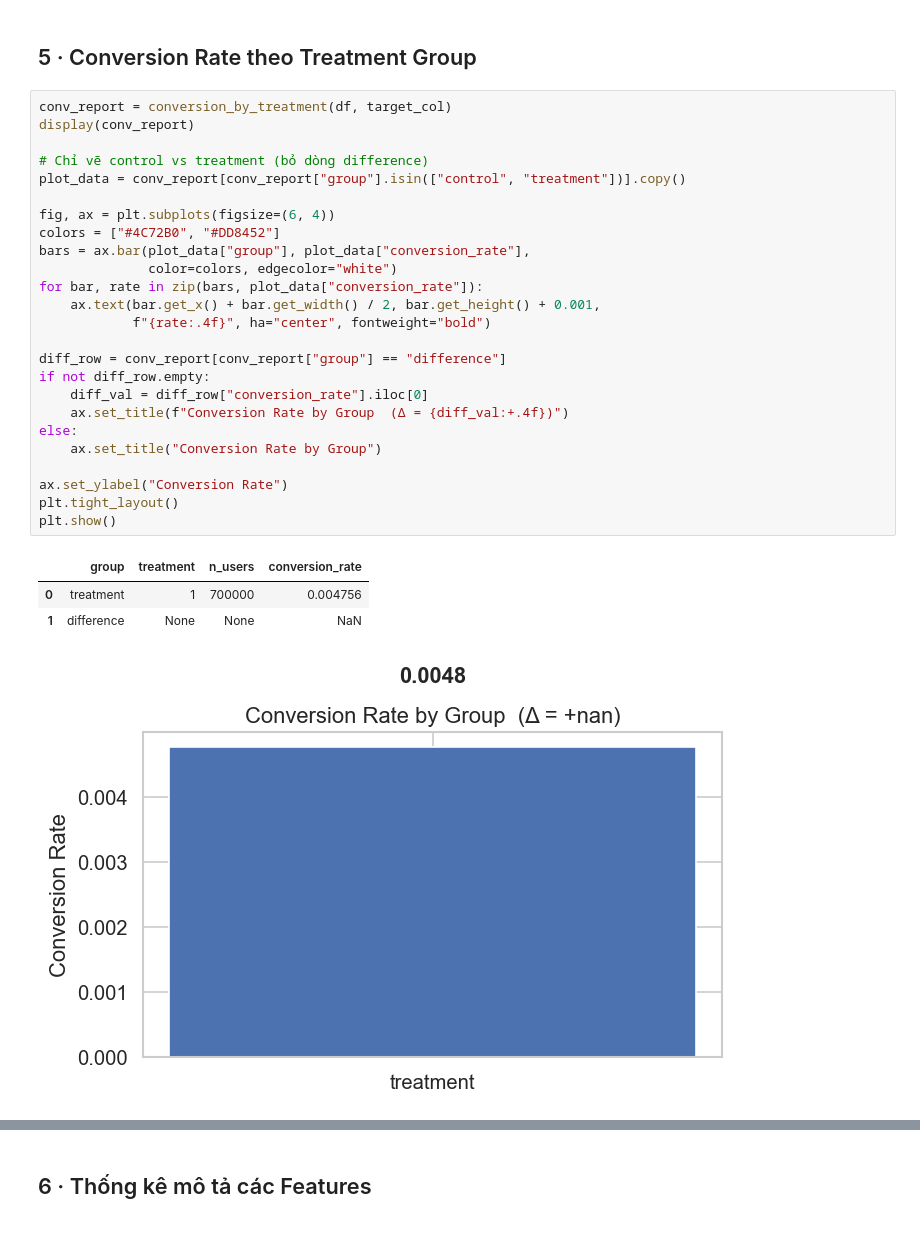
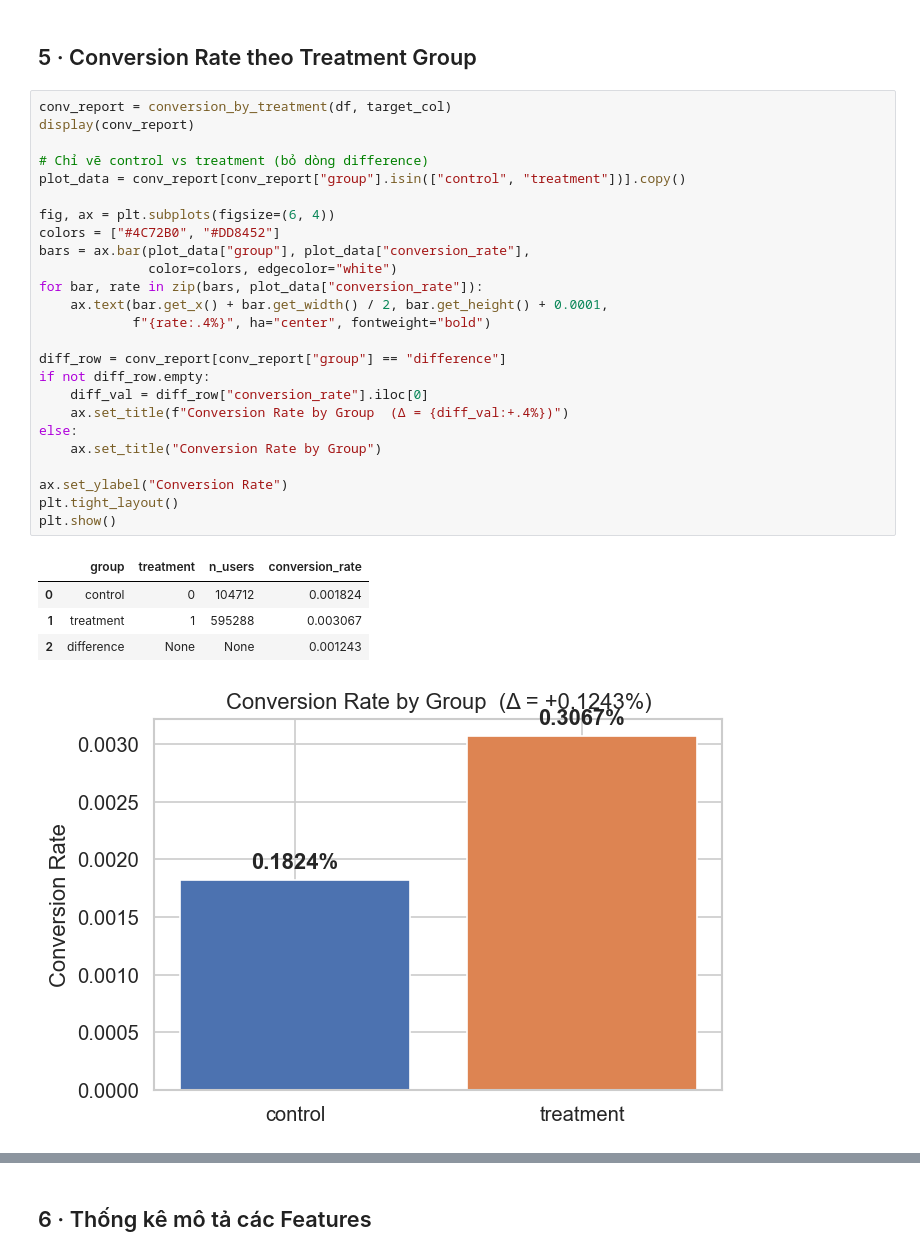
Before and after one commit to cyhapun/retention-uplift-mlops, a Jupyter notebook: notebooks/01_data_exploration.ipynb, the cells around one changed output, grey strips where cells are left out. Cells and saved outputs as stored; diff of their text form.

```diff
--- a/notebooks/01_data_exploration.ipynb
+++ b/notebooks/01_data_exploration.ipynb
@@ -163,30 +181,31 @@ plt.show()
 # %%
 conv_report = conversion_by_treatment(df, target_col)
 display(conv_report)
 
 # Chỉ vẽ control vs treatment (bỏ dòng difference)
 plot_data = conv_report[conv_report["group"].isin(["control", "treatment"])].copy()
 
 fig, ax = plt.subplots(figsize=(6, 4))
 colors = ["#4C72B0", "#DD8452"]
 bars = ax.bar(plot_data["group"], plot_data["conversion_rate"],
               color=colors, edgecolor="white")
 for bar, rate in zip(bars, plot_data["conversion_rate"]):
-    ax.text(bar.get_x() + bar.get_width() / 2, bar.get_height() + 0.001,
-            f"{rate:.4f}", ha="center", fontweight="bold")
+    ax.text(bar.get_x() + bar.get_width() / 2, bar.get_height() + 0.0001,
+            f"{rate:.4%}", ha="center", fontweight="bold")
 
 diff_row = conv_report[conv_report["group"] == "difference"]
 if not diff_row.empty:
     diff_val = diff_row["conversion_rate"].iloc[0]
-    ax.set_title(f"Conversion Rate by Group  (Δ = {diff_val:+.4f})")
+    ax.set_title(f"Conversion Rate by Group  (Δ = {diff_val:+.4%})")
 else:
     ax.set_title("Conversion Rate by Group")
 
 ax.set_ylabel("Conversion Rate")
 plt.tight_layout()
 plt.show()
 # %% [output]
 |  | group | treatment | n_users | conversion_rate |
-| 0 | treatment | 1 | 700000 | 0.004756 |
-| 1 | difference | None | None | NaN |
+| 0 | control | 0 | 104712 | 0.001824 |
+| 1 | treatment | 1 | 595288 | 0.003067 |
+| 2 | difference | None | None | 0.001243 |
-[figure, old version]
+[figure, new version]
```
Also changed, not shown: parts of 24 cells of this notebook.
